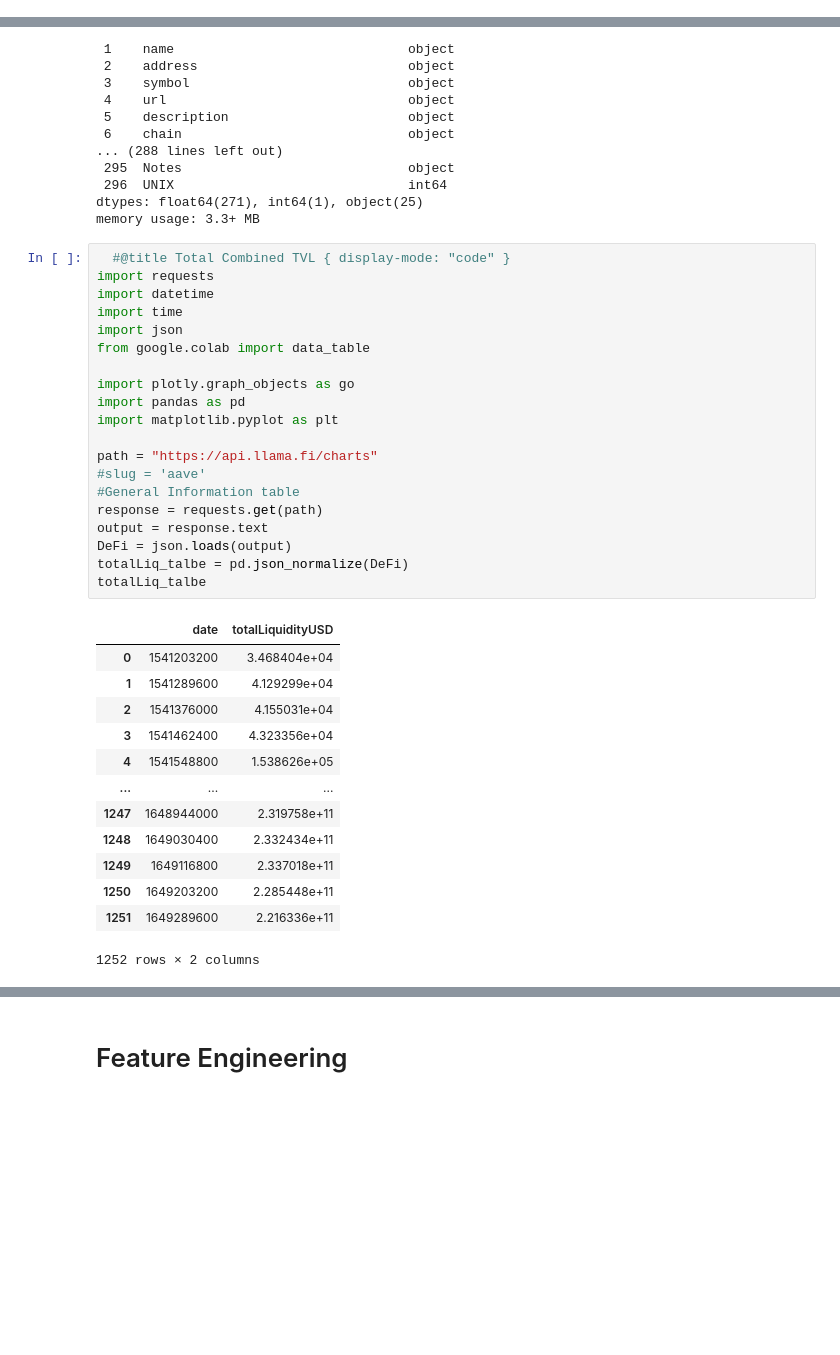
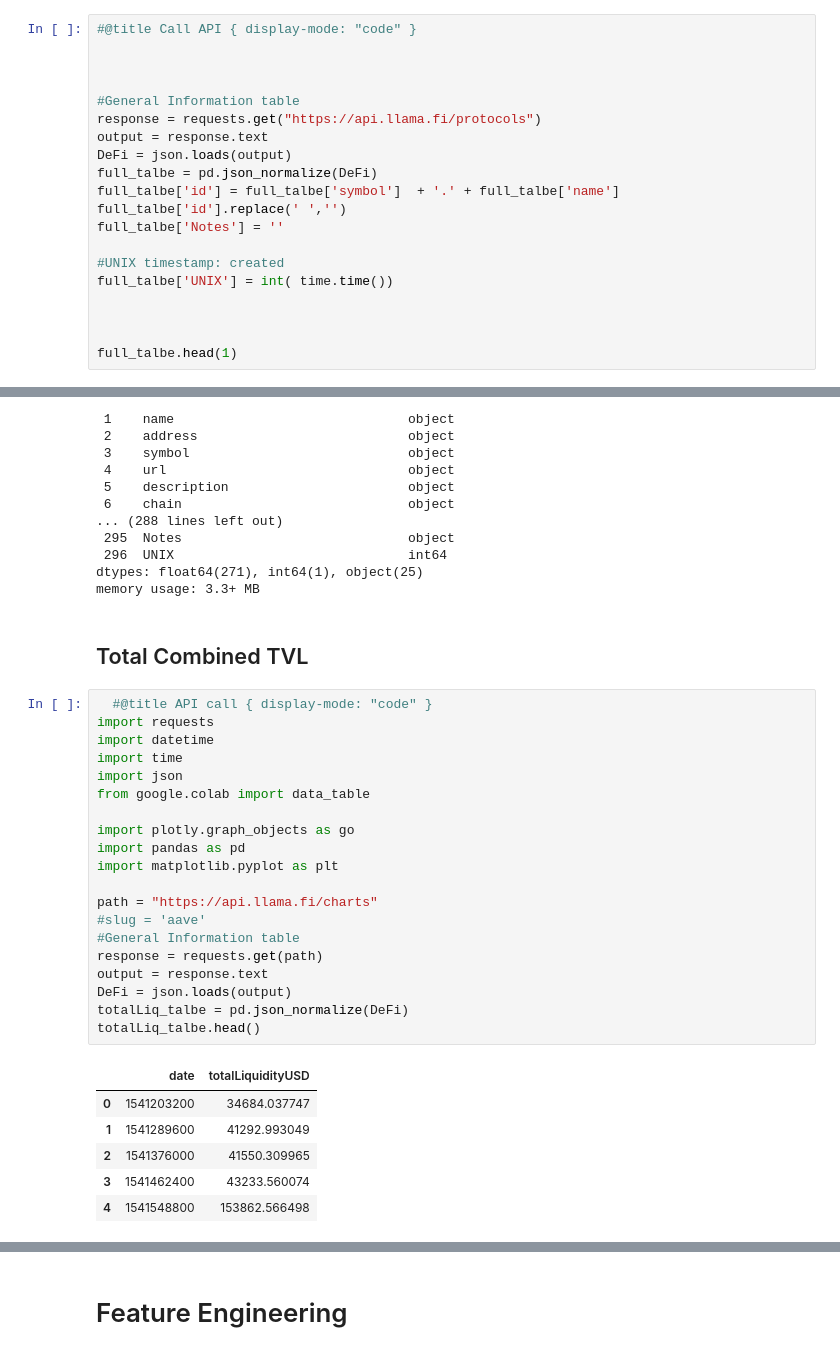
Before and after one commit to custom-hyper/DeFi_Lama_API, a Jupyter notebook: DeFi_Lama.ipynb, the cells around one changed output, grey strips where cells are left out. Drawn from its saved outputs; the diff is of its cells as text; blank space fills up the shorter version.

```diff
--- a/DeFi_Lama.ipynb
+++ b/DeFi_Lama.ipynb
@@ -24,0 +51,20 @@ Please use  df['slug'] as primary key if loaded into SQL light
+# %%
+#@title Call API { display-mode: "code" }
+
+
+
+#General Information table
+response = requests.get("https://api.llama.fi/protocols")
+output = response.text
+DeFi = json.loads(output)
+full_talbe = pd.json_normalize(DeFi)
+full_talbe['id'] = full_talbe['symbol']  + '.' + full_talbe['name']
+full_talbe['id'].replace(' ','')
+full_talbe['Notes'] = ''
+
+#UNIX timestamp: created
+full_talbe['UNIX'] = int( time.time())
+
+
+
+full_talbe.head(1)
@@ -188,37 +242,32 @@ Data columns (total 297 columns):
  296  UNIX                              int64
 dtypes: float64(271), int64(1), object(25)
 memory usage: 3.3+ MB
+# %% [markdown]
+ ## Total Combined TVL
 # %%
-  #@title Total Combined TVL { display-mode: "code" }
+  #@title API call { display-mode: "code" }
 import requests
 import datetime
 import time
 import json
 from google.colab import data_table
 
 import plotly.graph_objects as go
 import pandas as pd
 import matplotlib.pyplot as plt
 
 path = "https://api.llama.fi/charts"
 #slug = 'aave'
 #General Information table
 response = requests.get(path)
 output = response.text
 DeFi = json.loads(output)
 totalLiq_talbe = pd.json_normalize(DeFi)
-totalLiq_talbe
+totalLiq_talbe.head()
 # %% [output]
 |  | date | totalLiquidityUSD |
-| 0 | 1541203200 | 3.468404e+04 |
-| 1 | 1541289600 | 4.129299e+04 |
-| 2 | 1541376000 | 4.155031e+04 |
-| 3 | 1541462400 | 4.323356e+04 |
-| 4 | 1541548800 | 1.538626e+05 |
-| ... | ... | ... |
-| 1247 | 1648944000 | 2.319758e+11 |
-| 1248 | 1649030400 | 2.332434e+11 |
-| 1249 | 1649116800 | 2.337018e+11 |
-| 1250 | 1649203200 | 2.285448e+11 |
-| 1251 | 1649289600 | 2.216336e+11 |
+| 0 | 1541203200 | 34684.037747 |
+| 1 | 1541289600 | 41292.993049 |
+| 2 | 1541376000 | 41550.309965 |
+| 3 | 1541462400 | 43233.560074 |
+| 4 | 1541548800 | 153862.566498 |
-1252 rows × 2 columns
```
Also changed, not shown: parts of 25 cells of this notebook.
